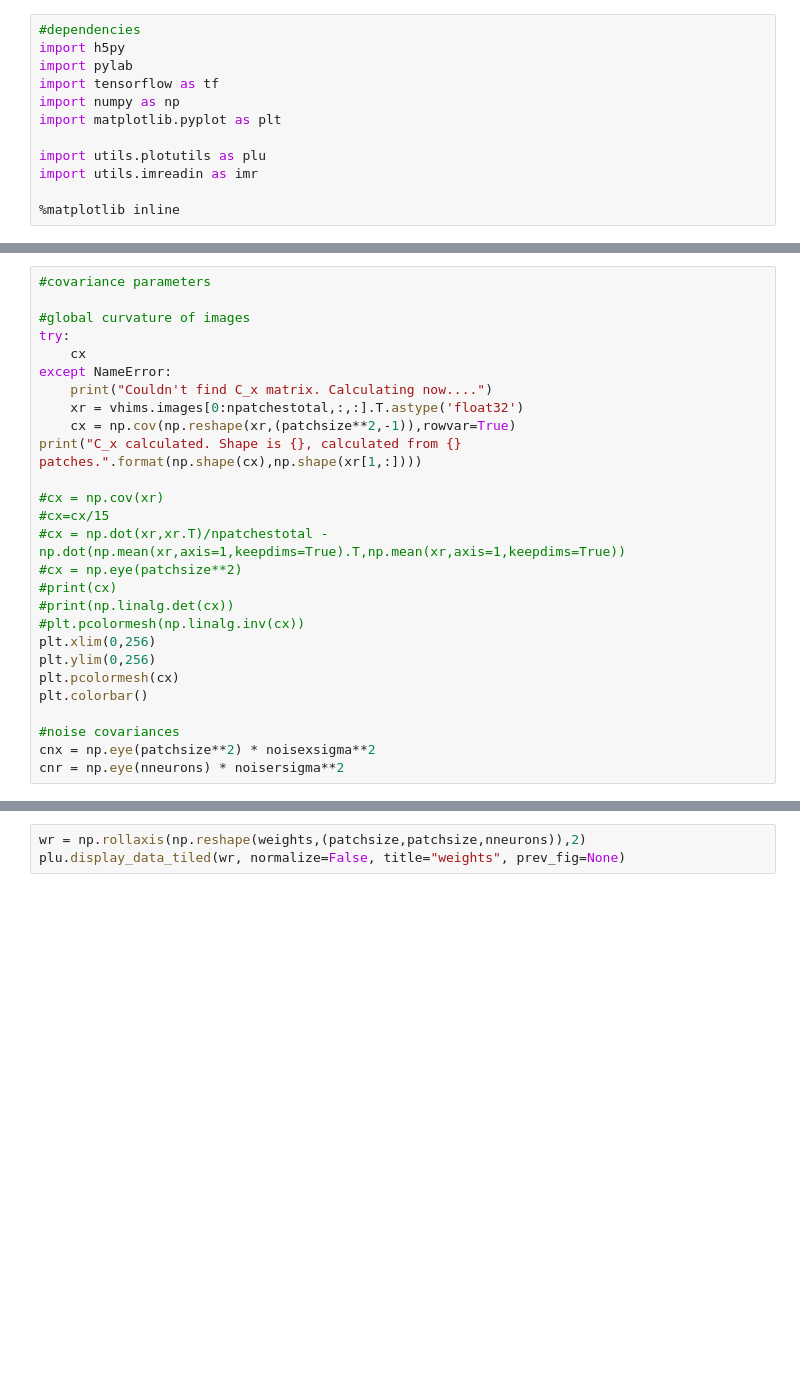
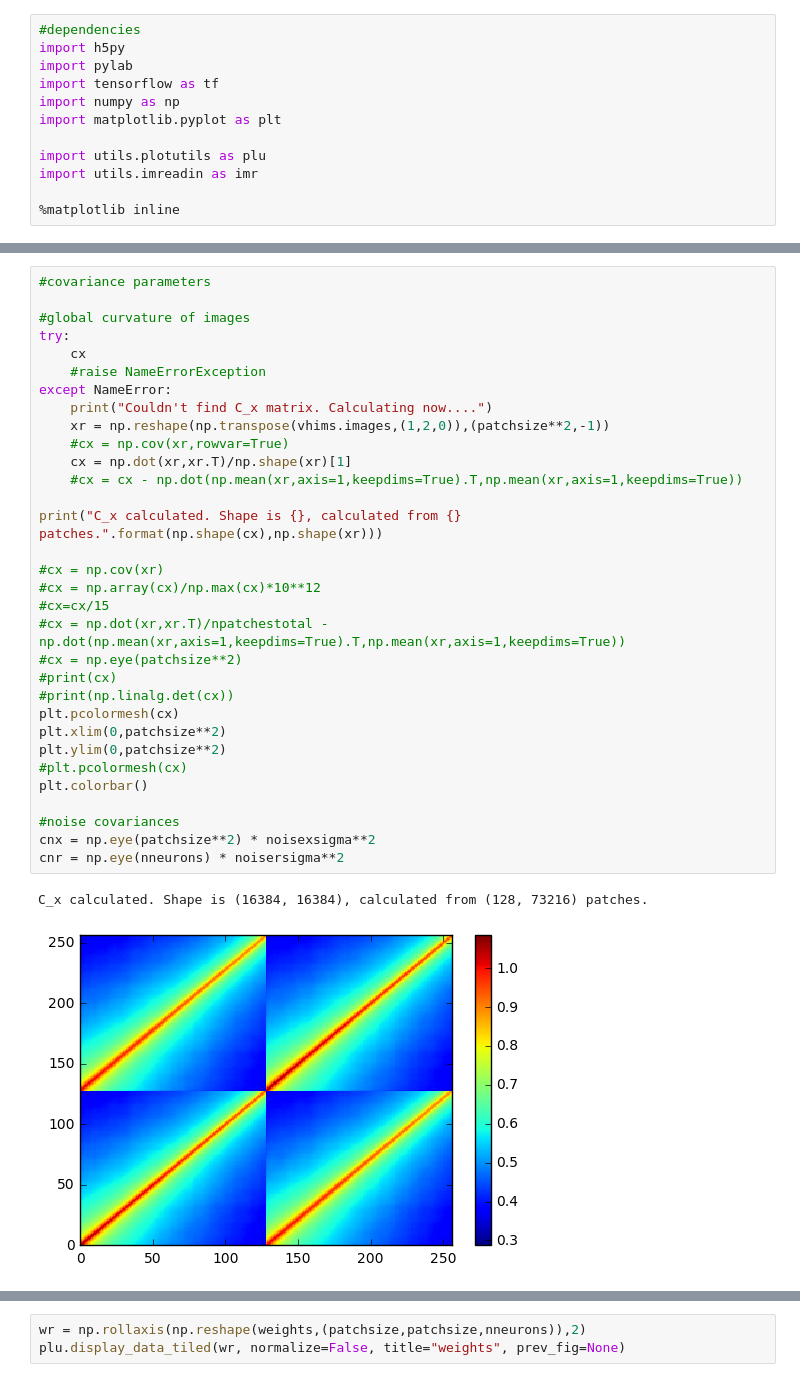
Before and after one commit to vdutell/karklinsimoncelli2011, a Jupyter notebook: Reimplementing Model - Karklin & Simoncelli 2011 .ipynb, the cells around one changed output, grey strips where cells are left out. Cells and saved outputs as stored; diff of their text form; blank space fills up the shorter version.

```diff
--- a/Reimplementing Model - Karklin & Simoncelli 2011 .ipynb
+++ b/Reimplementing Model - Karklin & Simoncelli 2011 .ipynb
@@ -65,27 +73,35 @@ plt.imshow(vhims.images[340],cmap='gray',interpolation='none')
 # %%
 #covariance parameters
 
 #global curvature of images
 try:
     cx
+    #raise NameErrorException
 except NameError:
     print("Couldn't find C_x matrix. Calculating now....")
-    xr = vhims.images[0:npatchestotal,:,:].T.astype('float32')
-    cx = np.cov(np.reshape(xr,(patchsize**2,-1)),rowvar=True)
-print("C_x calculated. Shape is {}, calculated from {} patches.".format(np.shape(cx),np.shape(xr[1,:])))
+    xr = np.reshape(np.transpose(vhims.images,(1,2,0)),(patchsize**2,-1))
+    #cx = np.cov(xr,rowvar=True)
+    cx = np.dot(xr,xr.T)/np.shape(xr)[1]
+    #cx = cx - np.dot(np.mean(xr,axis=1,keepdims=True).T,np.mean(xr,axis=1,keepdims=True))
+
+print("C_x calculated. Shape is {}, calculated from {} patches.".format(np.shape(cx),np.shape(xr)))
 
 #cx = np.cov(xr)
+#cx = np.array(cx)/np.max(cx)*10**12
 #cx=cx/15
 #cx = np.dot(xr,xr.T)/npatchestotal - np.dot(np.mean(xr,axis=1,keepdims=True).T,np.mean(xr,axis=1,keepdims=True))
 #cx = np.eye(patchsize**2)
 #print(cx)
 #print(np.linalg.det(cx))
-#plt.pcolormesh(np.linalg.inv(cx))
-plt.xlim(0,256)
-plt.ylim(0,256)
 plt.pcolormesh(cx)
+plt.xlim(0,patchsize**2)
+plt.ylim(0,patchsize**2)
+#plt.pcolormesh(cx)
 plt.colorbar()
 
 #noise covariances
 cnx = np.eye(patchsize**2) * noisexsigma**2
 cnr = np.eye(nneurons) * noisersigma**2
+# %% [output]
+C_x calculated. Shape is (16384, 16384), calculated from (128, 73216) patches.
+[figure, added]
```
Also changed, not shown: parts of 12 cells of this notebook, 1 other file.
